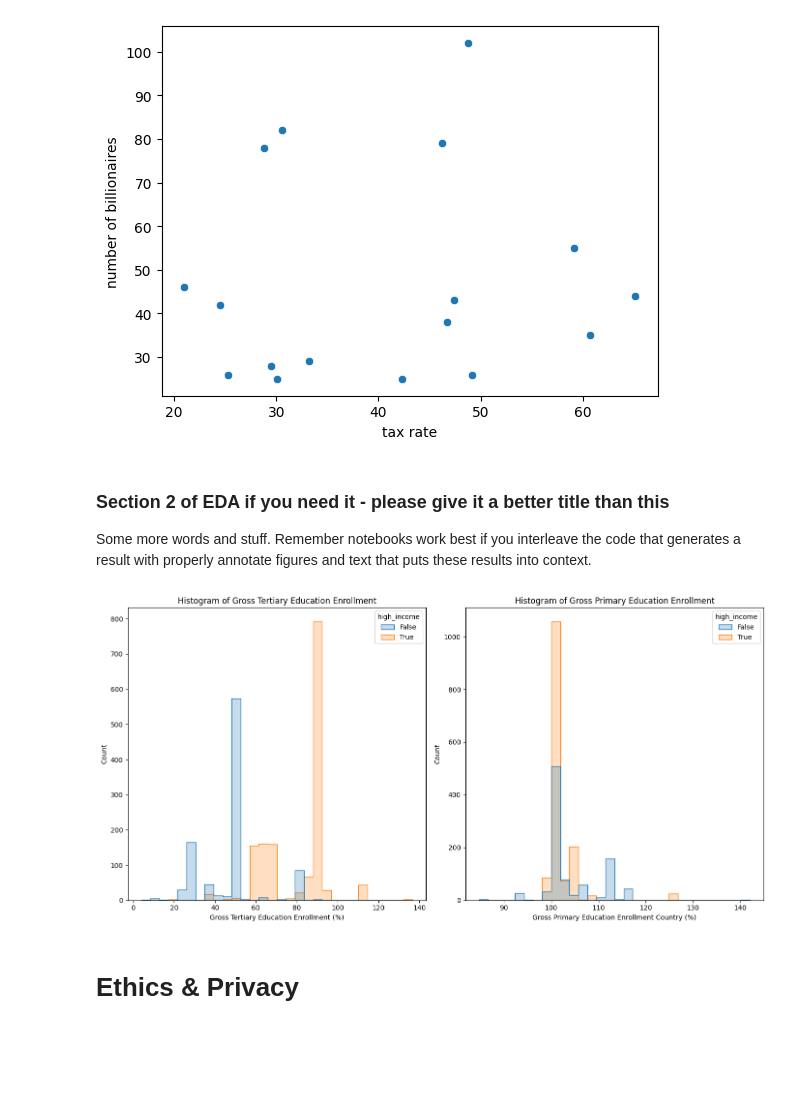
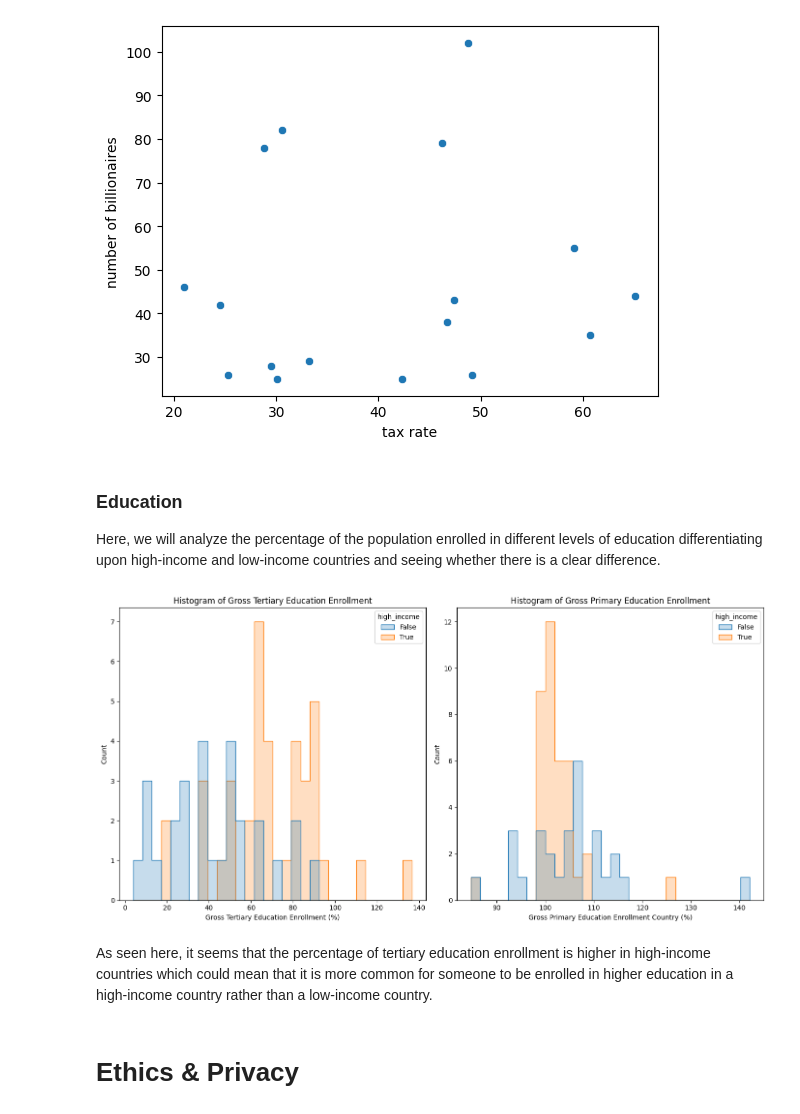
Before and after one commit to jteh188/Billionaires-Statistics-Data-Analysis, a Jupyter notebook: EDACheckpoint_Group026_WI24.ipynb, the cells around one changed output. Drawn from its saved outputs; the diff is of its cells as text; code cells hidden in the pictures; blank space fills up the shorter version.

Commit message:
GDP and Industries added, removed duplicate values for education

```diff
--- a/EDACheckpoint_Group026_WI24.ipynb
+++ b/EDACheckpoint_Group026_WI24.ipynb
@@ -202,6 +201,20 @@ for c in billionaires_dropped['country']:
     else:
         high_i.append(False)
 billionaires_dropped['high_income'] = high_i
+# %%
+#Convert GDP to int value, return if NaN
+def convert_GDP(string):
+    if string != string:
+        return string
+    else:
+        string = string.lower()
+        string = string.strip()
+        string = string.replace("$","")
+        string = string.replace(",","")
+        return int(string)
+
+
+billionaires_dropped['gdp'] = billionaires_dropped['gdp_country'].apply(convert_GDP)
 # %%
 billionaires_dropped
 # %% [output]
@@ -438,36 +572,41 @@ sns.scatterplot(top_20[(top_20['country'] != 'United States') &
 # %% [output]
 <Axes: xlabel='tax rate', ylabel='number of billionaires'>
 [figure]
-# %% [markdown]
-### Section 2 of EDA if you need it  - please give it a better title than this
-
-Some more words and stuff.  Remember notebooks work best if you interleave the code that generates a result with properly annotate figures and text that puts these results into context.
+# %% [markdown]
+### Education
+
+Here, we will analyze the percentage of the population enrolled in different levels of education differentiating upon high-income and low-income countries and seeing whether there is a clear difference.
 # %%
-## YOUR CODE HERE
-## FEEL FREE TO ADD MULTIPLE CELLS PER SECTION
+plt.figure(figsize=(14, 7))
 
-plt.figure(figsize=(14, 7))
+# Drop null education values
+edu_dropped = billionaires_dropped.dropna(subset = ['gross_tertiary_education_enrollment', 'gross_primary_education_enrollment_country'])
+
+# Drop duplicate countries
+edu_dropped_dup = edu_dropped.drop_duplicates(subset = 'country')
 
 # Histogram for Gross Tertiary Education Enrollment
 plt.subplot(1, 2, 1)
-sns.histplot(data= billionaires_dropped, x='gross_tertiary_education_enrollment', hue='high_income', element='step', bins=30)
+sns.histplot(data= edu_dropped_dup, x='gross_tertiary_education_enrollment', hue='high_income', element='step', bins=30)
 plt.title('Histogram of Gross Tertiary Education Enrollment')
 plt.xlabel('Gross Tertiary Education Enrollment (%)')
 plt.ylabel('Count')
 
 # Histogram for Gross Primary Education Enrollment
 plt.subplot(1, 2, 2)
-sns.histplot(data=billionaires_dropped, x='gross_primary_education_enrollment_country', hue='high_income', element='step', bins=30)
+sns.histplot(data=edu_dropped_dup, x='gross_primary_education_enrollment_country', hue='high_income', element='step', bins=30)
 plt.title('Histogram of Gross Primary Education Enrollment')
 plt.xlabel('Gross Primary Education Enrollment Country (%)')
 plt.ylabel('Count')
 
 # Adjusting layout for better visualization
 plt.tight_layout()
 
 plt.show()
 # %% [output]
-[figure, old version]
+[figure, new version]
+# %% [markdown]
+As seen here, it seems that the percentage of tertiary education enrollment is higher in high-income countries which could mean that it is more common for someone to be enrolled in higher education in a high-income country rather than a low-income country.
 # %% [markdown]
 # Ethics & Privacy
 # %% [markdown]
```
Also changed, not shown: parts of 20 cells of this notebook.
